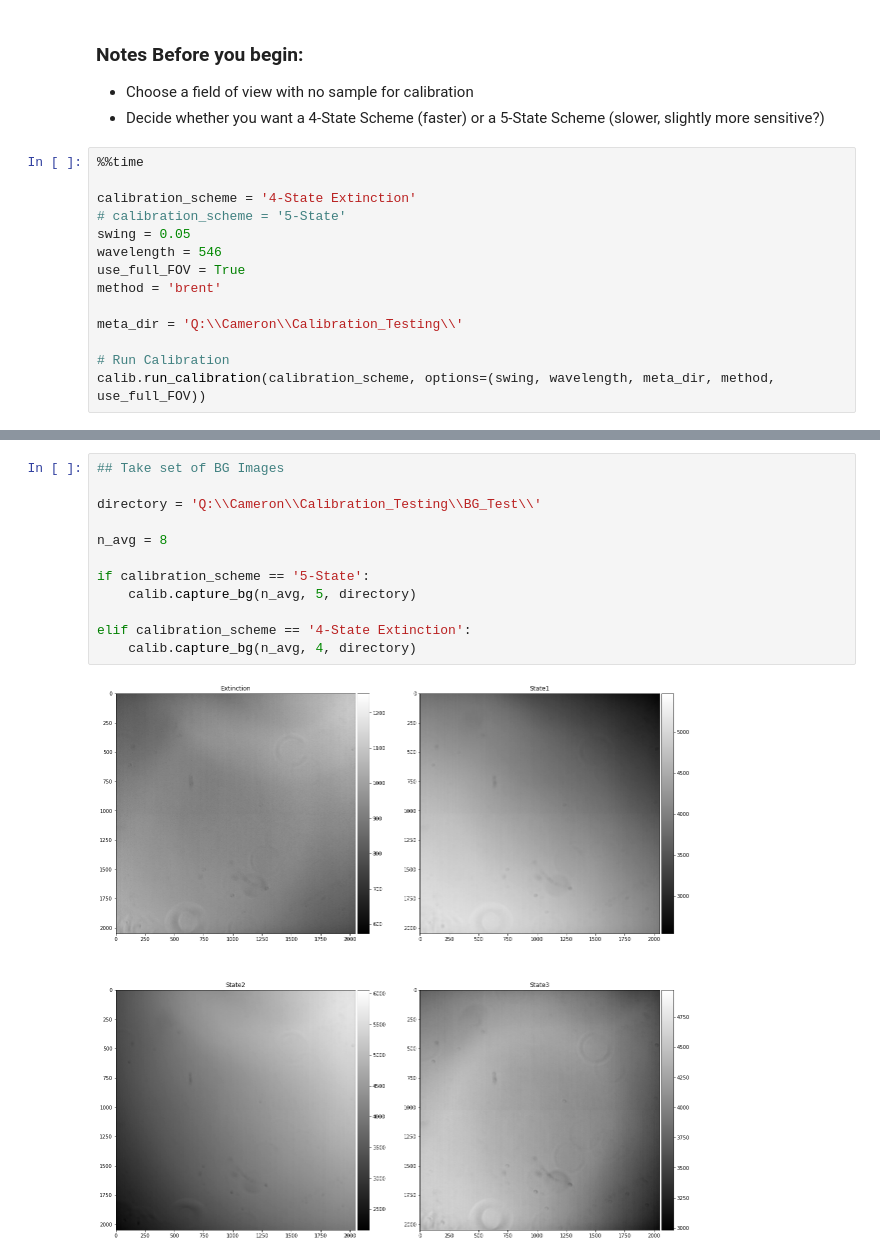
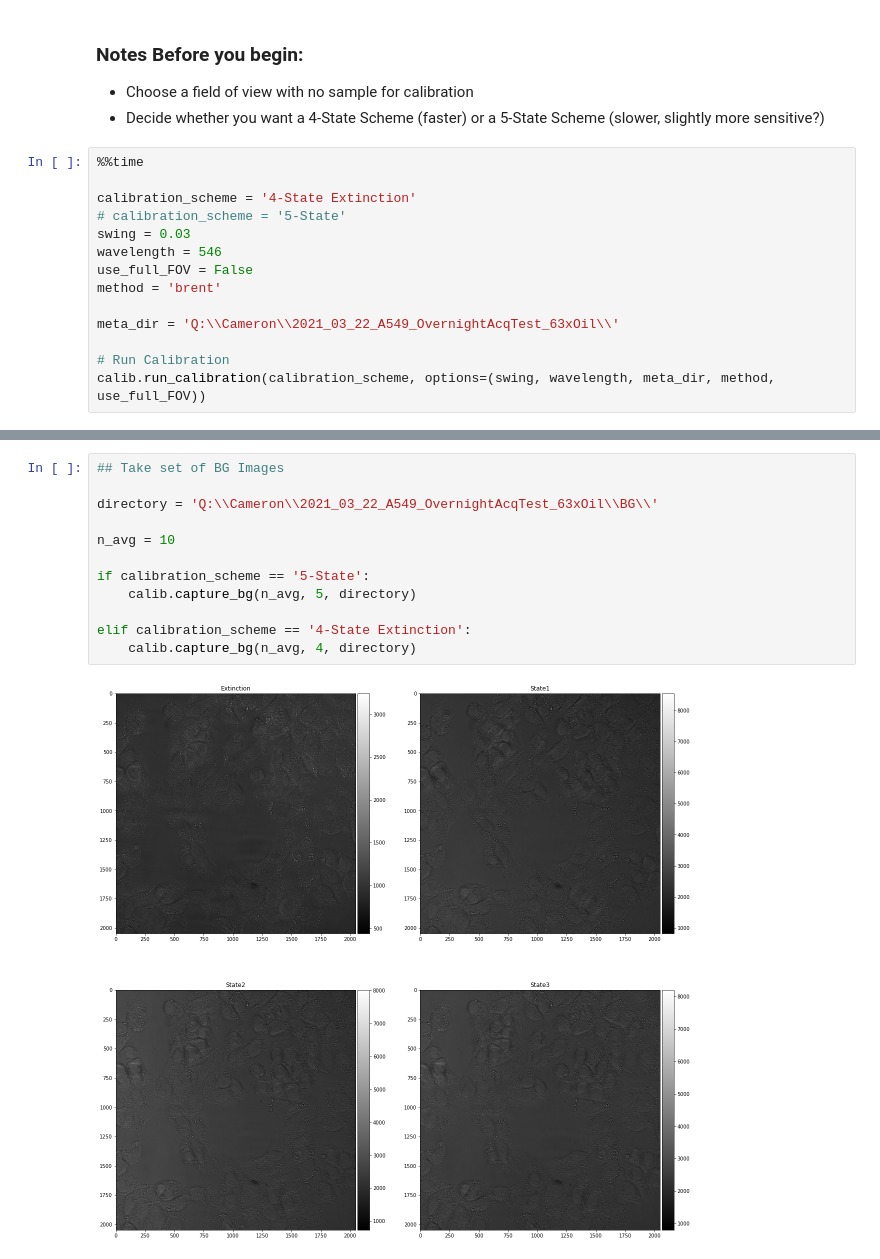
Before and after one commit to mehta-lab/waveorder, a Jupyter notebook: notebooks/QLIPP_Calibration_Notebook.ipynb, the cells around one changed output, grey strips where cells are left out. Cells and saved outputs as stored; diff of their text form.

```diff
--- a/notebooks/QLIPP_Calibration_Notebook.ipynb
+++ b/notebooks/QLIPP_Calibration_Notebook.ipynb
@@ -30,12 +30,12 @@ calib.print_details = True
 
 calibration_scheme = '4-State Extinction'
 # calibration_scheme = '5-State'
-swing = 0.05
+swing = 0.03
 wavelength = 546
-use_full_FOV = True
+use_full_FOV = False
 method = 'brent'
 
-meta_dir = 'Q:\\Cameron\\Calibration_Testing\\'
+meta_dir = 'Q:\\Cameron\\2021_03_22_A549_OvernightAcqTest_63xOil\\'
 
 # Run Calibration
 calib.run_calibration(calibration_scheme, options=(swing, wavelength, meta_dir, method, use_full_FOV))
@@ -96,14 +105,14 @@ iteration: 4
 # %%
 ## Take set of BG Images
 
-directory = 'Q:\\Cameron\\Calibration_Testing\\BG_Test\\'
+directory = 'Q:\\Cameron\\2021_03_22_A549_OvernightAcqTest_63xOil\\BG\\'
 
-n_avg = 8
+n_avg = 10
 
 if calibration_scheme == '5-State':
     calib.capture_bg(n_avg, 5, directory)
 
 elif calibration_scheme == '4-State Extinction':
     calib.capture_bg(n_avg, 4, directory)
 # %% [output]
-[figure, old version]
+[figure, new version]
```
Also changed, not shown: parts of 1 cell of this notebook.
